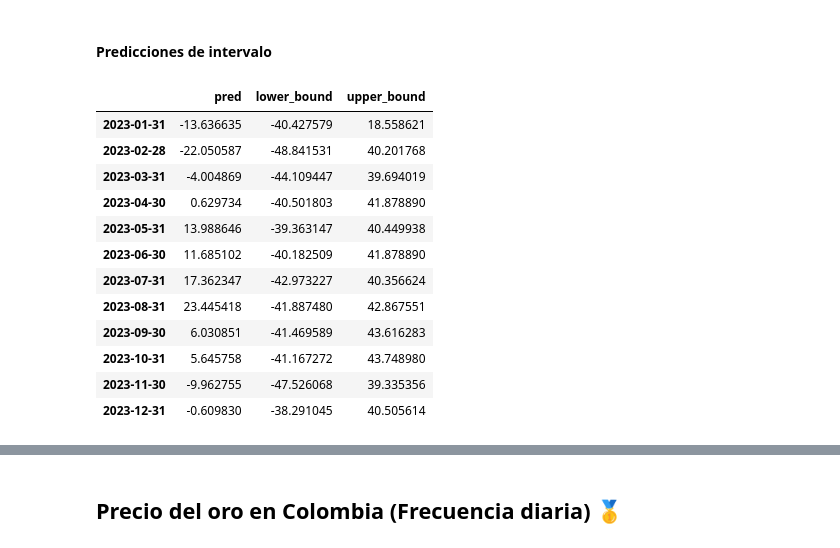
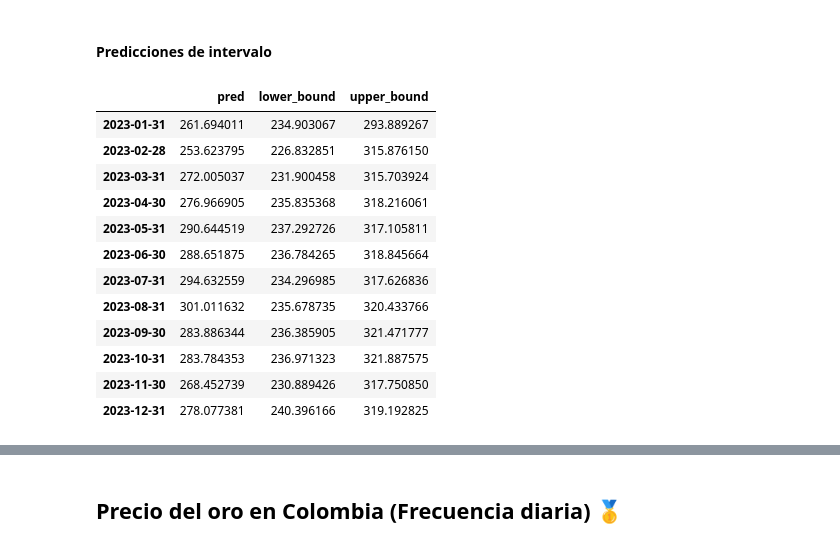
Before and after one commit to Mendivenson/Series-de-tiempo, a Jupyter notebook: Avance 2/Avance 2.ipynb, the cells around one changed output, grey strips where cells are left out. Cells and saved outputs as stored; diff of their text form; code cells hidden in the pictures.

```diff
--- a/Avance 2/Avance 2.ipynb
+++ b/Avance 2/Avance 2.ipynb
@@ -378,3 +391,23 @@ tuning_leche.sort_values(by = 'MSE test')
 | 879 | [1, 2, 3, 4, 5, 6, 7] | {'max_depth': 14, 'min_samples_le... | 169.626912 | 14 | 12 | 9 | 356.846743 |
 | 550 | [1, 2, 3, 4, 5] | {'max_depth': 6, 'min_samples_lea... | 147.312510 | 6 | 7 | 6 | 375.375850 |
 | 550 | [1, 2, 3, 4, 5] | {'max_depth': 6, 'min_samples_lea... | 150.628937 | 6 | 7 | 11 | 375.375850 |
+# %%
+Modelos = {
+    'lags': [
+        [1, 2, 3, 4], [1, 2, 3, 4], [1, 2, 3, 4], [1, 2, 3, 4],
+        [1, 2, 3, 4, 5, 6, 7, 8], [1, 2, 3, 4, 5, 6], [1, 2, 3, 4],
+        [1, 2, 3, 4, 5], [1, 2, 3, 4], [1, 2, 3, 4, 5, 6, 7], [1, 2, 3, 4, 5], [1, 2, 3, 4, 5]
+    ],
+    'params': [
+        {'max_depth': 6, 'min_samples_leaf': 7}, {'max_depth': 6, 'min_samples_leaf': 8},
+        {'max_depth': 10, 'min_samples_leaf': 8}, {'max_depth': 8, 'min_samples_leaf': 8},
+        {'max_depth': 8, 'min_samples_leaf': 10}, {'max_depth': 4, 'min_samples_leaf': 12},
+        {'max_depth': 4, 'min_samples_leaf': 12}, {'max_depth': 11, 'min_samples_leaf': 12},
+        {'max_depth': 6, 'min_samples_leaf': 9}, {'max_depth': 14, 'min_samples_leaf': 12},
+        {'max_depth': 6, 'min_samples_leaf': 7}, {'max_depth': 6, 'min_samples_leaf': 7}
+    ],
+    'Steps': [4, 3, 1, 2, 12, 10, 8, 5, 7, 9,6, 11]
+}
+
+Modelos = pd.DataFrame(Modelos)
+Modelos
@@ -380,0 +448,22 @@ tuning_leche.sort_values(by = 'MSE test')
+# %%
+Modelos['MSE test'] = 0
+Modelos['MSE test (Escala original)'] = 0
+test = leche_test + ModeloKernelLeche['y'][-13:-1]
+for i in range(1,13):
+    tree_leche = ForecasterAutoreg(
+        regressor = DecisionTreeRegressor(random_state = 1305, **Modelos['params'][i-1]),
+        lags = 4)
+    tree_leche.fit(leche_train)
+
+    # Cálculo de MSE para datos sin tendencia por suavizamiento kernel
+    predicciones = tree_leche.predict(12)
+    Modelos['MSE test'][i-1] = mean_squared_error(predicciones, leche_test)
+    prediccionesa = predicciones.copy()
+
+    # Cálculo de MSE para datos con tendencia
+    predicciones = predicciones + ModeloKernelLeche['y'][-13:-1]
+    print(predicciones)
+    print(test)
+    print(f'MSE: {mean_squared_error(predicciones, test)}')
+    # Modelos['MSE test (Escala original)'][i-1] = mean_squared_error(predicciones, test)
+Modelos
@@ -467,21 +670,24 @@ plot.show()
 # %%
 intervalos = tree_leche.predict_interval(steps = 12,
                            interval = [0.025, 99.75],
                            n_boot = 1000)
+for i in intervalos.keys():
+    intervalos[i] = intervalos[i] + ModeloKernelLeche['y'][-13:-1]
+
 intervalos
 # %% [output]
 |  | pred | lower_bound | upper_bound |
-| 2023-01-31 | -13.636635 | -40.427579 | 18.558621 |
-| 2023-02-28 | -22.050587 | -48.841531 | 40.201768 |
-| 2023-03-31 | -4.004869 | -44.109447 | 39.694019 |
-| 2023-04-30 | 0.629734 | -40.501803 | 41.878890 |
-| 2023-05-31 | 13.988646 | -39.363147 | 40.449938 |
-| 2023-06-30 | 11.685102 | -40.182509 | 41.878890 |
-| 2023-07-31 | 17.362347 | -42.973227 | 40.356624 |
-| 2023-08-31 | 23.445418 | -41.887480 | 42.867551 |
-| 2023-09-30 | 6.030851 | -41.469589 | 43.616283 |
-| 2023-10-31 | 5.645758 | -41.167272 | 43.748980 |
-| 2023-11-30 | -9.962755 | -47.526068 | 39.335356 |
-| 2023-12-31 | -0.609830 | -38.291045 | 40.505614 |
+| 2023-01-31 | 261.694011 | 234.903067 | 293.889267 |
+| 2023-02-28 | 253.623795 | 226.832851 | 315.876150 |
+| 2023-03-31 | 272.005037 | 231.900458 | 315.703924 |
+| 2023-04-30 | 276.966905 | 235.835368 | 318.216061 |
+| 2023-05-31 | 290.644519 | 237.292726 | 317.105811 |
+| 2023-06-30 | 288.651875 | 236.784265 | 318.845664 |
+| 2023-07-31 | 294.632559 | 234.296985 | 317.626836 |
+| 2023-08-31 | 301.011632 | 235.678735 | 320.433766 |
+| 2023-09-30 | 283.886344 | 236.385905 | 321.471777 |
+| 2023-10-31 | 283.784353 | 236.971323 | 321.887575 |
+| 2023-11-30 | 268.452739 | 230.889426 | 317.750850 |
+| 2023-12-31 | 278.077381 | 240.396166 | 319.192825 |
 # %%
 fig, ax = plot.subplots(figsize=(20,5))
```
Also changed, not shown: parts of 28 cells of this notebook.
